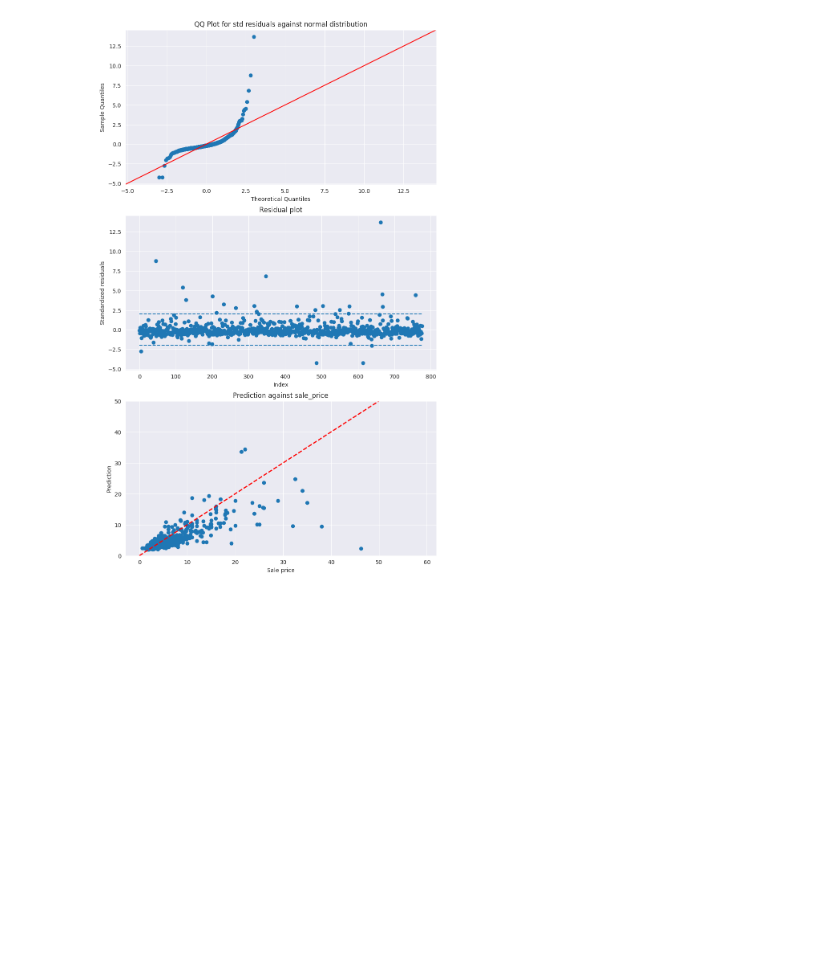
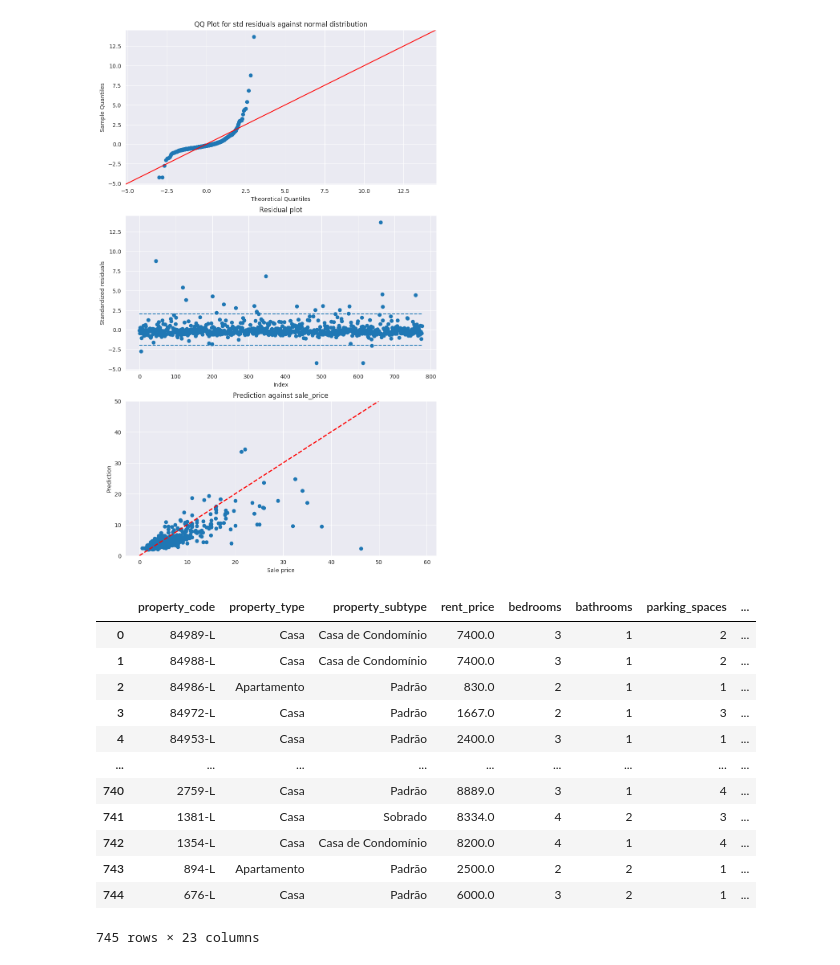
Before and after one commit to clr-cera/IA2025.2, a Jupyter notebook: Trabalho2/modelling.ipynb, the cells around one changed output. Saved outputs shown, nothing was run; the diff lists cells and outputs as text; code cells hidden in the pictures; blank space fills up the shorter version.

```diff
--- a/Trabalho2/modelling.ipynb
+++ b/Trabalho2/modelling.ipynb
@@ -663,3 +663,20 @@ axes[2].set(ylim=(0, 50))
 # %% [output]
 [(0.0, 50.0)]
 [figure]
+# %%
+rent_data = pd.read_csv("data/clean_data_rent.csv")
+rent_data
+# %% [output]
+|  | property_code | property_type | property_subtype | rent_price | bedrooms | bathrooms | parking_spaces | ... |
+| 0 | 84989-L | Casa | Casa de Condomínio | 7400.0 | 3 | 1 | 2 | ... |
+| 1 | 84988-L | Casa | Casa de Condomínio | 7400.0 | 3 | 1 | 2 | ... |
+| 2 | 84986-L | Apartamento | Padrão | 830.0 | 2 | 1 | 1 | ... |
+| 3 | 84972-L | Casa | Padrão | 1667.0 | 2 | 1 | 3 | ... |
+| 4 | 84953-L | Casa | Padrão | 2400.0 | 3 | 1 | 1 | ... |
+| ... | ... | ... | ... | ... | ... | ... | ... | ... |
+| 740 | 2759-L | Casa | Padrão | 8889.0 | 3 | 1 | 4 | ... |
+| 741 | 1381-L | Casa | Sobrado | 8334.0 | 4 | 2 | 3 | ... |
+| 742 | 1354-L | Casa | Casa de Condomínio | 8200.0 | 4 | 1 | 4 | ... |
+| 743 | 894-L | Apartamento | Padrão | 2500.0 | 2 | 2 | 1 | ... |
+| 744 | 676-L | Casa | Padrão | 6000.0 | 3 | 2 | 1 | ... |
+745 rows × 23 columns
```
Also changed, not shown: parts of 3 cells of this notebook, 5 other files.
